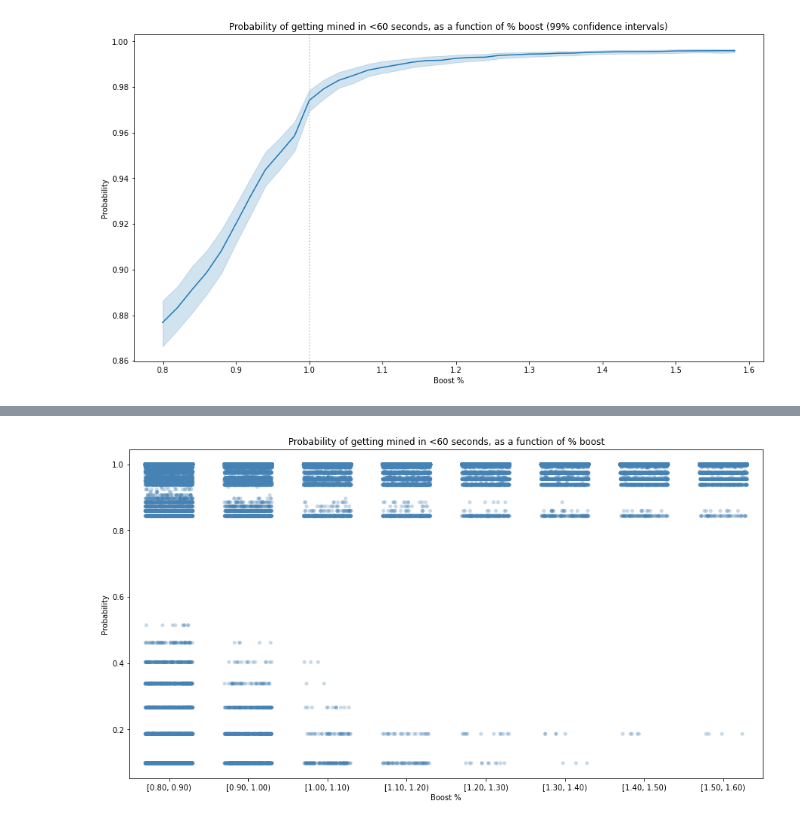
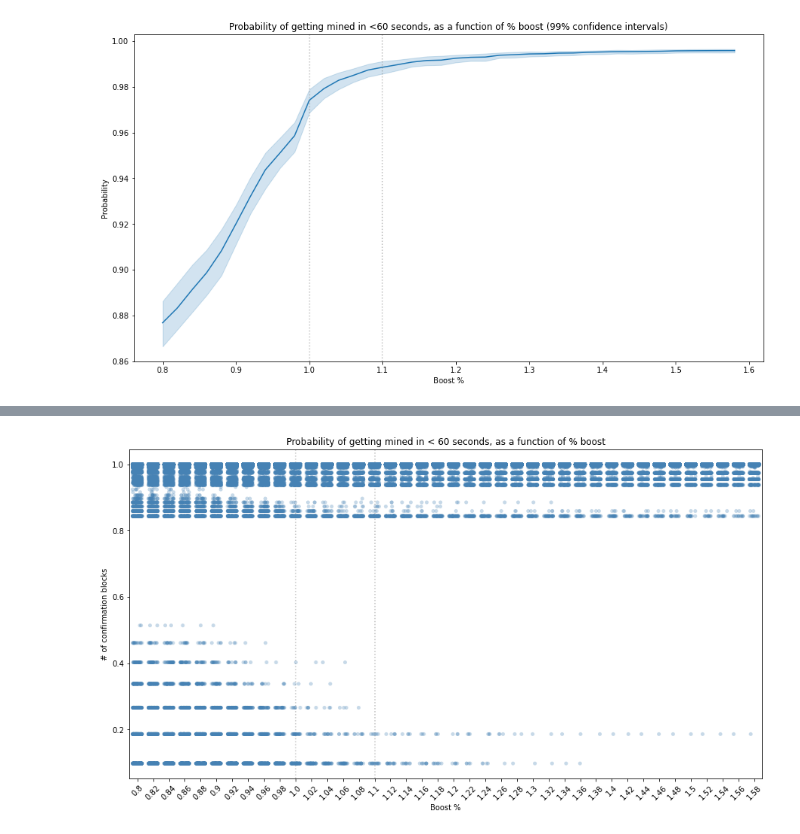
Before and after one commit to sassmilic/historical-gas-prices, a Jupyter notebook: airnode_simulation/comparing boost %.ipynb, the cells around one changed output, grey strips where cells are left out. Drawn from its saved outputs; the diff is of its cells as text; code cells hidden in the pictures.

```diff
--- a/airnode_simulation/comparing boost %.ipynb
+++ b/airnode_simulation/comparing boost %.ipynb
@@ -95,6 +73,7 @@ we start approx. 5 minutes after our historical data starts.
 Similar reasoning for end time.
 '''
 
+'''
 airnode_start_ts = df.iloc[0]['timeStamp'] + random.randint(5 * 60, 6 * 60)
 print(f'Airnode sim start time: {to_date_str(airnode_start_ts)}')
 
@@ -106,3 +85,5 @@ gps = ['boosted_' + str(x) for x in np.arange(0.8, 1.6, 0.02)]
 df_result = _airnode_sim_utils.airnode_sim(df, airnode_wake_up_times, gps)
 
 df_result.to_csv('airnode_sim_results-boosted-black_thursday.csv', index=False)
+'''
+df_result = pd.read_csv('airnode_sim_results-boosted-black_thursday.csv')
@@ -127,7 +102,12 @@ df_result.head()
 # %%
 def probability_mined_in_single_block(row):
 
-    next_block_percentiles = list(map(float, row['next_block_percentiles']))
+    if isinstance(row['next_block_percentiles'], str):
+        l = eval(row['next_block_percentiles'])
+    else:
+        l = list(row['next_block_percentiles'])
+
+    next_block_percentiles = list(map(float, l))
 
     mined_liklihood = {
         0:  0.098, # (0, 0]
@@ -157,8 +137,10 @@ def expected_confirmation_blocks(ps):
             return xs[i] * ps[i]
         return xs[i] * ps[i] + (1 - ps[i]) * _get_expected_value(xs, ps, i + 1)
 
-    return _get_expected_value(list(range(1, len(ps) + 1)), ps.tolist(), 0)
+    return _get_expected_value(list(range(1, len(ps) + 2)), ps.tolist() + [1], 0)
 # %%
+df_result['probability_mined'] = df_result.apply(probability_mined_in_single_block, axis=1)
+
 df_probs = df_result.groupby(['wakeup_ts', 'boost_x']).agg({
     'probability_mined': [
         total_probability,
@@ -194,19 +188,18 @@ g.set(
 # %%
 plt.figure(figsize=(15,8))
 
-df_probs['boost_x_group'] = df_probs.boost_x.apply(lambda x: x // 0.1 / 10)
-
 g = sns.stripplot(
-    x="boost_x_group", y="total_probability", data=df_probs,
+    x="boost_x", y="total_probability", data=df_probs,
     size=5, alpha=0.3, color="steelblue", jitter=0.3
 );
 g.set(
-    title='Probability of getting mined in <60 seconds, as a function of % boost',
+    title='Probability of getting mined in < 60 seconds, as a function of % boost',
     xlabel='Boost %',
-    ylabel='Probability',
-    xticklabels=[
-        f"[{x:.2f}, {(x + 0.1):.2f})" for x in sorted(df_probs['boost_x_group'].unique())
-    ]
+    ylabel='# of confirmation blocks',
+    #xticklabels=boost_ranges
 );
+plt.xticks(rotation=45);
+plt.axvline(x=10, linestyle='dotted', color=(0.5, 0.5, 0.5, 0.5));
+plt.axvline(x=15, linestyle='dotted', color=(0.5, 0.5, 0.5, 0.5));
 # %% [output]
-[figure, old version]
+[figure, new version]
```
Also changed, not shown: parts of 28 cells of this notebook.
